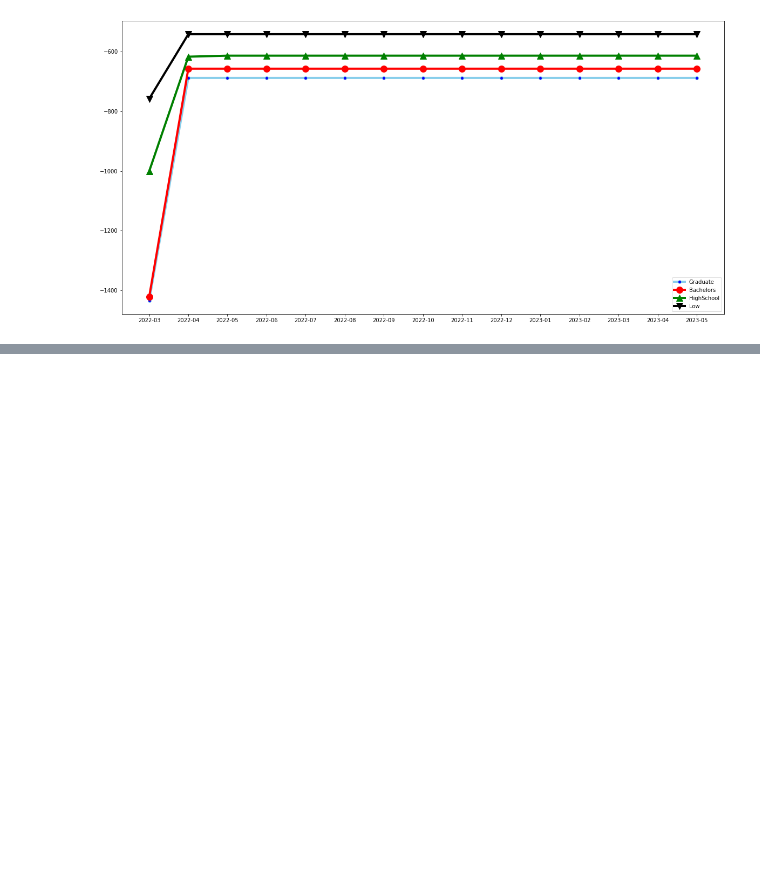
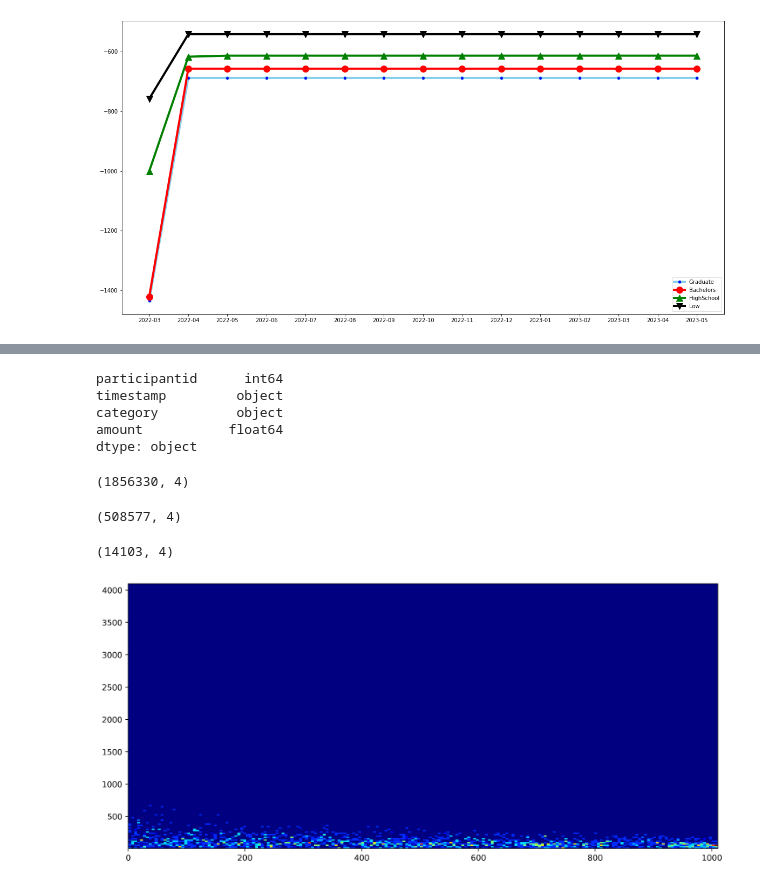
Before and after one commit to blukitas/Viz_2022_Grupo_4, a Jupyter notebook: docker/Notebooks/02.wage_cohort_over_time.ipynb, the cells around one changed output, grey strips where cells are left out. Cells and saved outputs as stored; diff of their text form; code cells hidden in the pictures; blank space fills up the shorter version.

```diff
--- a/docker/Notebooks/02.wage_cohort_over_time.ipynb
+++ b/docker/Notebooks/02.wage_cohort_over_time.ipynb
@@ -100,0 +170,20 @@ plt.show()
+# %%
+df.dtypes
+# %% [output]
+participantid      int64
+timestamp         object
+category          object
+amount           float64
+dtype: object
+# %%
+df.shape
+# %% [output]
+(1856330, 4)
+# %%
+df[df.category == "Wage"].shape
+# %% [output]
+(508577, 4)
+# %%
+df[df.category == "Shelter"].shape
+# %% [output]
+(14103, 4)
@@ -100,0 +195,9 @@ plt.show()
+# %%
+
+# Big bins
+figure(figsize=(13, 6), dpi=400)
+
+plt.hist2d(df[df.category == "Wage"]["participantid"], df[df.category == "Wage"]["amount"], bins=(200, 200), cmap=plt.cm.jet)
+plt.show()
+# %% [output]
+[figure, added]
```
Also changed, not shown: parts of 14 cells of this notebook.
